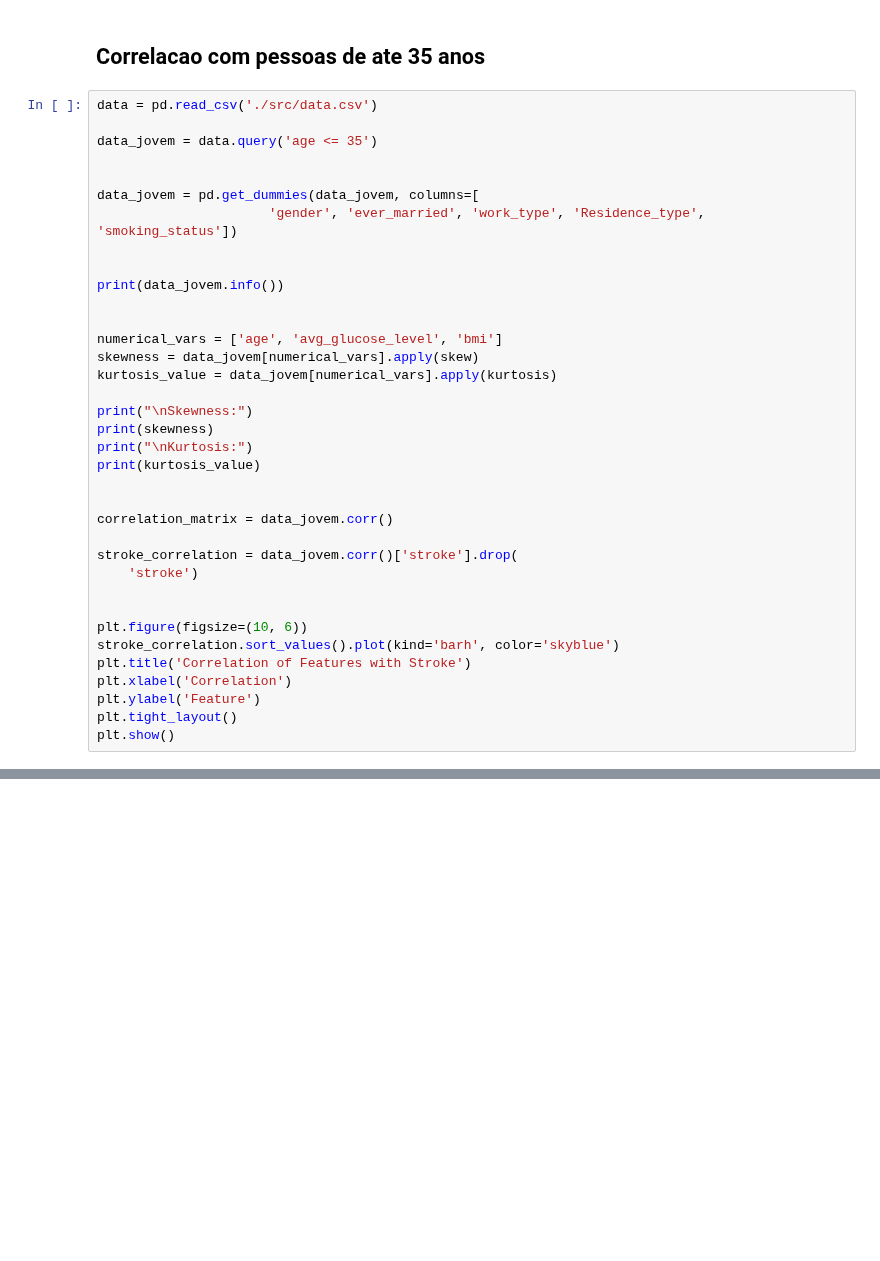
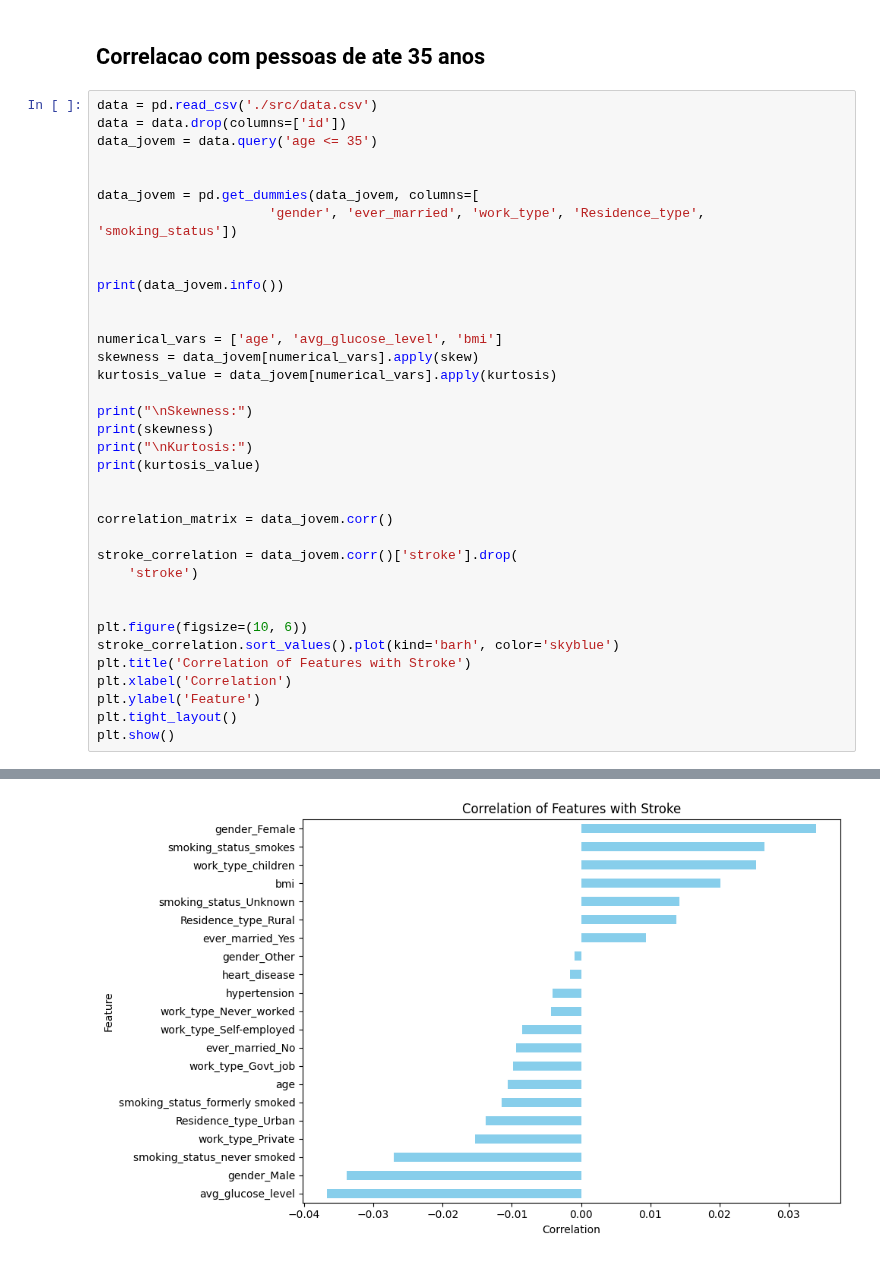
Before and after one commit to VerttB/stroke-analysis, a Jupyter notebook: correlacao.ipynb, the cells around one changed output, grey strips where cells are left out. Saved outputs shown, nothing was run; the diff lists cells and outputs as text; blank space fills up the shorter version.

```diff
--- a/correlacao.ipynb
+++ b/correlacao.ipynb
@@ -104,7 +105,7 @@ plt.show()
 ## Correlacao com pessoas de ate 35 anos
 # %%
 data = pd.read_csv('./src/data.csv')
-
+data = data.drop(columns=['id'])
 data_jovem = data.query('age <= 35')
 
 
@@ -142,0 +160 @@ KeyError: "None of [Index(['gender', 'ever_married', 'work_type', 'Residence_typ
+[figure, added]
```
Also changed, not shown: parts of 3 cells of this notebook.
